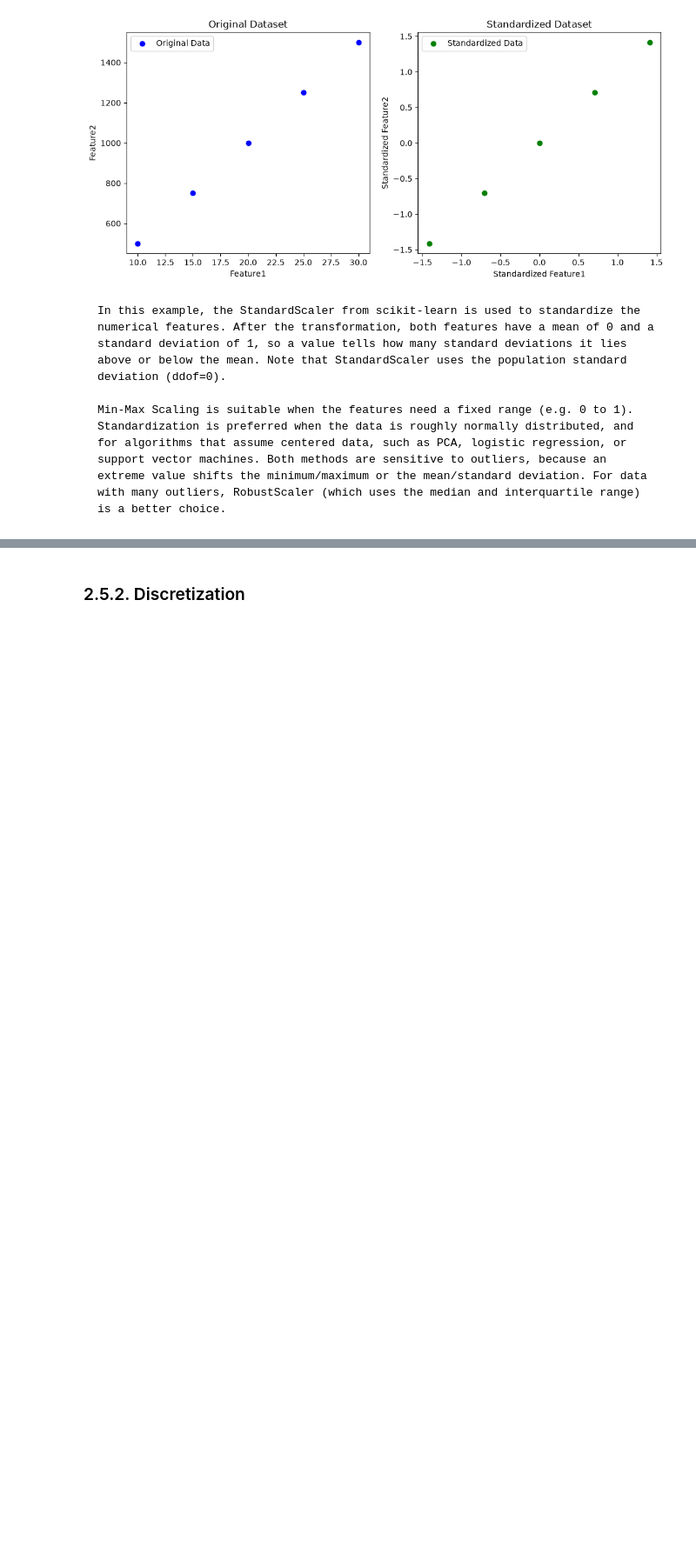
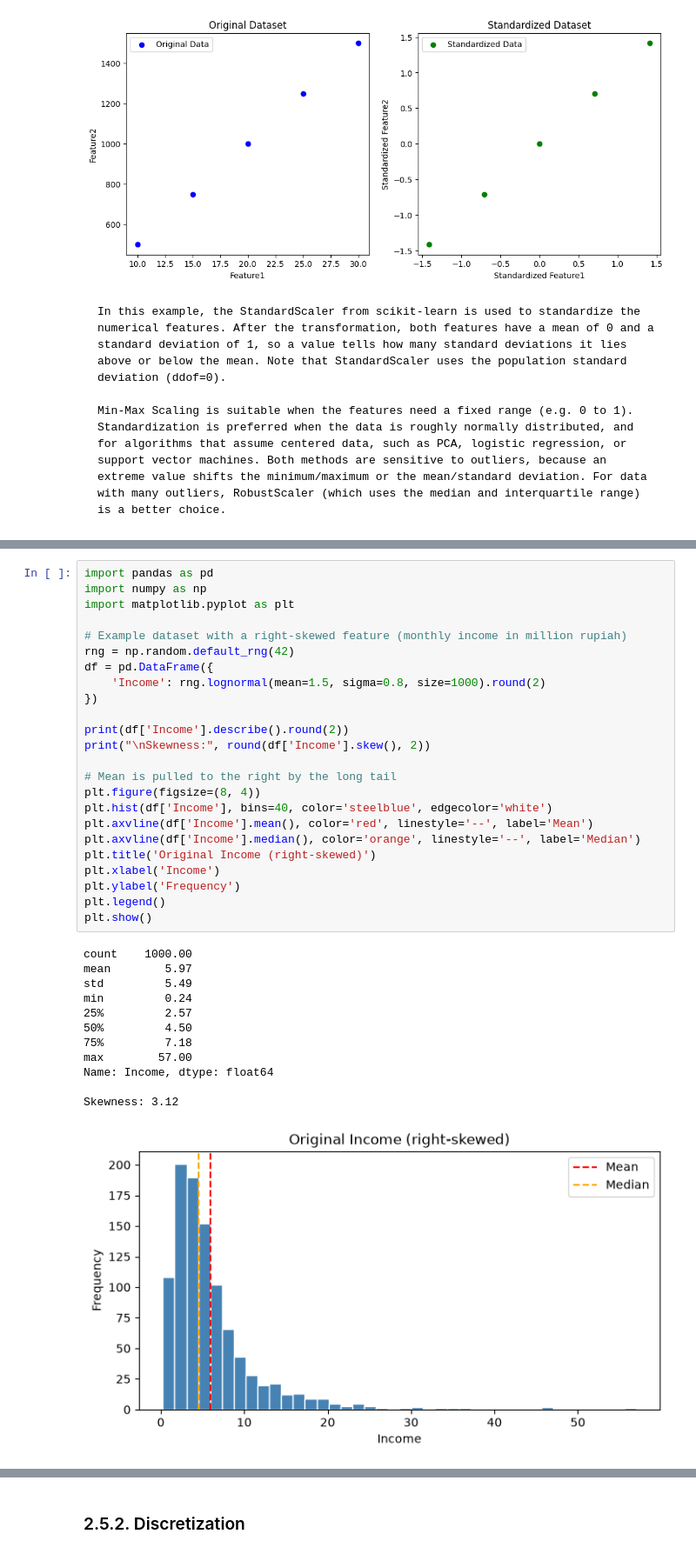
Before and after one commit to kcv-if/Modul-DM-RKA, a Jupyter notebook: Materi/2 - Preprocessing/2 - Praproses Data.ipynb, the cells around one changed output, grey strips where cells are left out. Shown at 87% size. Cells and saved outputs as stored; diff of their text form; blank space fills up the shorter version.

Commit message:
docs(modul-2): tambah materi transformasi data skewed
Log, square root, cube root, reciprocal, Box-Cox, Yeo-Johnson,
dan penanganan data skew kiri dengan refleksi.

```diff
--- a/Materi/2 - Preprocessing/2 - Praproses Data.ipynb
+++ b/Materi/2 - Preprocessing/2 - Praproses Data.ipynb
@@ -456,0 +477,37 @@ dtype: float64
+# %%
+import pandas as pd
+import numpy as np
+import matplotlib.pyplot as plt
+
+# Example dataset with a right-skewed feature (monthly income in million rupiah)
+rng = np.random.default_rng(42)
+df = pd.DataFrame({
+    'Income': rng.lognormal(mean=1.5, sigma=0.8, size=1000).round(2)
+})
+
+print(df['Income'].describe().round(2))
+print("\nSkewness:", round(df['Income'].skew(), 2))
+
+# Mean is pulled to the right by the long tail
+plt.figure(figsize=(8, 4))
+plt.hist(df['Income'], bins=40, color='steelblue', edgecolor='white')
+plt.axvline(df['Income'].mean(), color='red', linestyle='--', label='Mean')
+plt.axvline(df['Income'].median(), color='orange', linestyle='--', label='Median')
+plt.title('Original Income (right-skewed)')
+plt.xlabel('Income')
+plt.ylabel('Frequency')
+plt.legend()
+plt.show()
+# %% [output]
+count    1000.00
+mean        5.97
+std         5.49
+min         0.24
+25%         2.57
+50%         4.50
+75%         7.18
+max        57.00
+Name: Income, dtype: float64
+
+Skewness: 3.12
+[figure, added]
```
Also changed, not shown: parts of 11 cells of this notebook.
